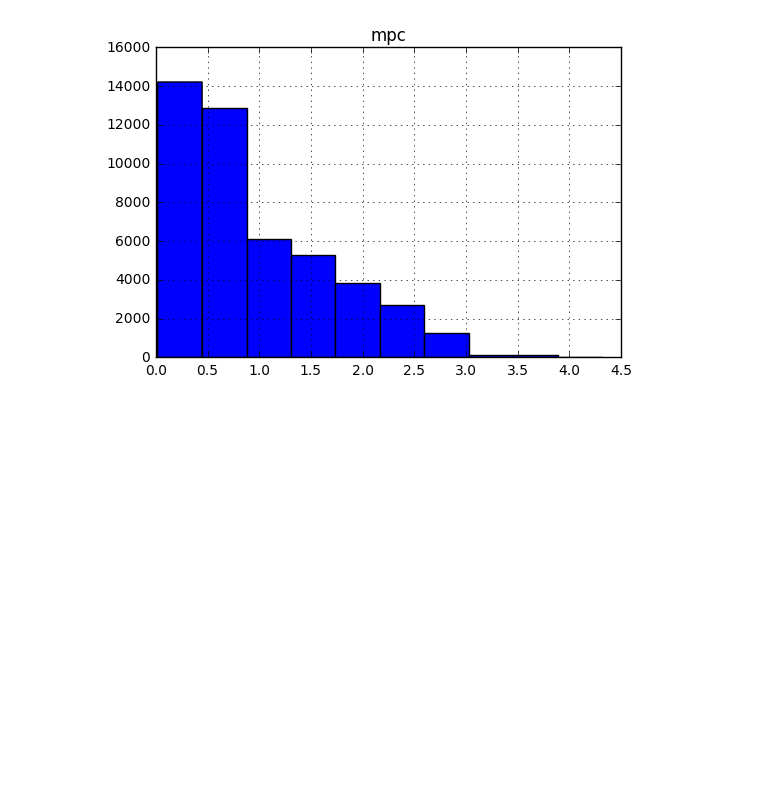
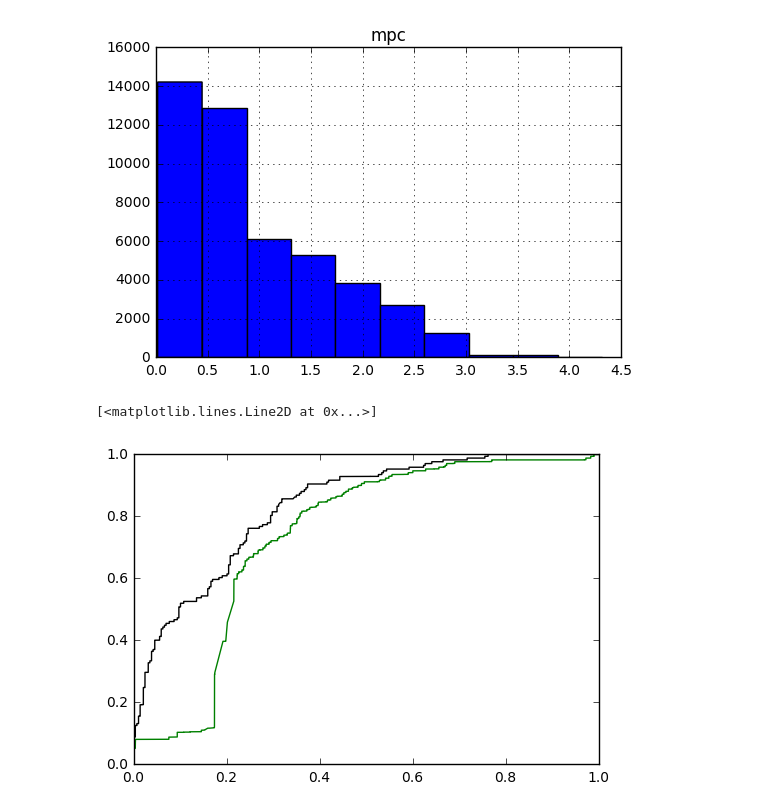
Before and after one commit to samesense/pathopredictor, a Jupyter notebook: notebooks/predict-mpc.ipynb, the cells around one changed output. Cells and saved outputs as stored; diff of their text form; code cells hidden in the pictures; blank space fills up the shorter version.

Commit message:
try nn w/ domain and mpc. not as good as mpc

```diff
--- a/notebooks/predict-mpc.ipynb
+++ b/notebooks/predict-mpc.ipynb
@@ -8,12 +9,18 @@ from sklearn import linear_model, metrics
 %matplotlib inline
+# %%
+clf = MLPClassifier(solver='lbfgs', alpha=1e-5,
+                    hidden_layer_sizes=(4, 2), random_state=1)
 # %%
 f = '../data/interim/sig_flagged/EPIv6.eff.dbnsfp.anno.hHack.splitPfam.all.dat'
 df_pre = pandas.read_csv(f, delimiter='\t')
 
 # not VUS, and mpc needs to be available
 df = df_pre[ (df_pre.clin_class != 'VUS') & (df_pre.mpc>0)]
+df.loc[:, 'none_domain'] = df.apply(lambda row: row['pfam']=='none', axis=1)
 df.loc[:, 'y'] = df.apply(lambda row: 1 if row['clin_class'] in ('PATHOGENIC', 'LIKLEY_PATHOGENIC')
                           else 0, axis=1)
+df.loc[:, 'fg_gtr'] = df.apply(lambda row: 1 if row['all_fg_gtr'] else 0, axis=1)
+genes = set(df['gene'])
 df.head()
 # %% [output]
 A value is trying to be set on a copy of a slice from a DataFrame.
@@ -55,9 +62,9 @@ dtype: int64
 # %%
 scores = df['mpc'].values
 truth = df['y'].values
-fpr, tpr, thresh_roc = metrics.roc_curve(truth, scores, pos_label=1)
-pre, rec, thresh_pr = metrics.precision_recall_curve(truth, scores, pos_label=1)
-plt.plot(fpr, tpr)
+fpr_mpc, tpr_mpc, _ = metrics.roc_curve(truth, scores, pos_label=1)
+#pre, rec, thresh_pr = metrics.precision_recall_curve(truth, scores, pos_label=1)
+plt.plot(fpr_mpc, tpr_mpc)
 # %% [output]
 [<matplotlib.lines.Line2D at 0x...>]
 [figure]
@@ -66,3 +73,31 @@ df.hist(column='mpc')
 # %% [output]
 array([[<matplotlib.axes._subplots.AxesSubplot object at 0x...>]], dtype=object)
 [figure]
+# %%
+all_preds = []
+all_truth = []
+for gene in genes:
+    df_train = df[df.gene!=gene]
+    df_test = df[df.gene==gene]
+    cols = ['mpc', 'fg_gtr', 'all_qval', 'none_domain']
+    X, y = df_train[cols], df_train['y']
+    clf.fit(X, y)
+    X_test, y_test = df_test[cols], df_test['y']
+    preds = clf.predict_proba(X_test)
+    preds_simple = clf.predict(X_test)
+    tot, good = 0,0
+    for pred, pred_s, truth in zip(preds, preds_simple, y_test):
+        all_preds.append(pred[1])
+        all_truth.append(truth)
+        tot += 1
+        if pred_s==truth:
+            good += 1
+    #print(gene, tot, good, good/tot)
+fpr, tpr, _ = metrics.roc_curve(all_truth, all_preds, pos_label=1)
+#plt.plot(fpr, tpr)
+# %%
+plt.plot(fpr_mpc, tpr_mpc, label='mpc', color='black')
+plt.plot(fpr, tpr, label='nn', color='green')
+# %% [output]
+[<matplotlib.lines.Line2D at 0x...>]
+[figure, added]
```
Also changed, not shown: parts of 1 cell of this notebook.
